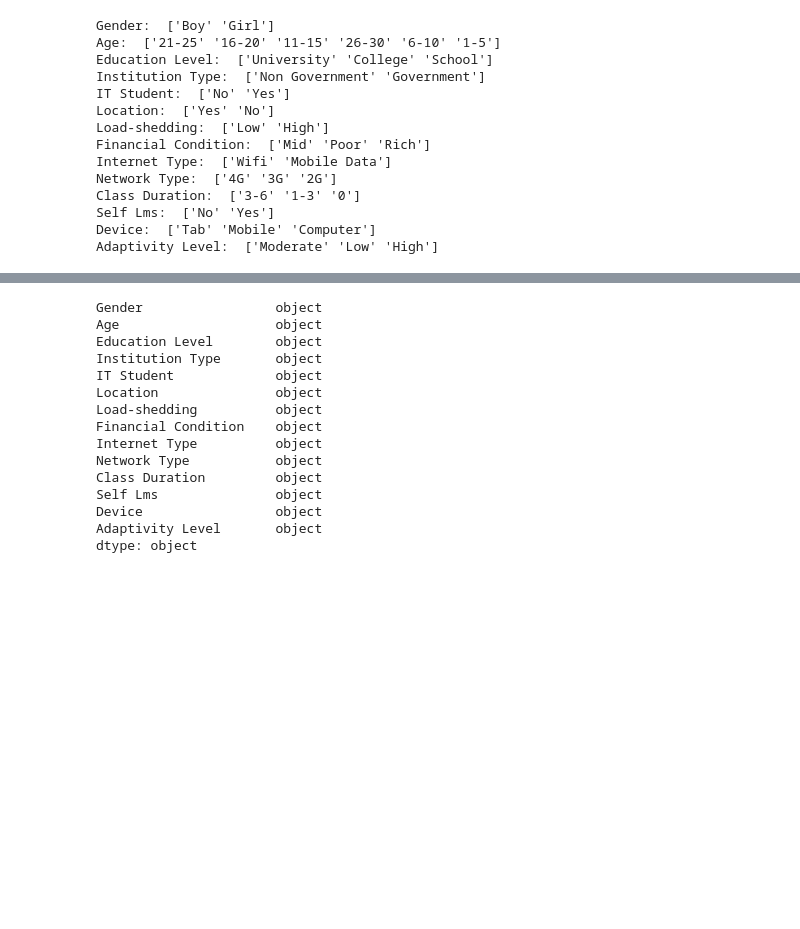
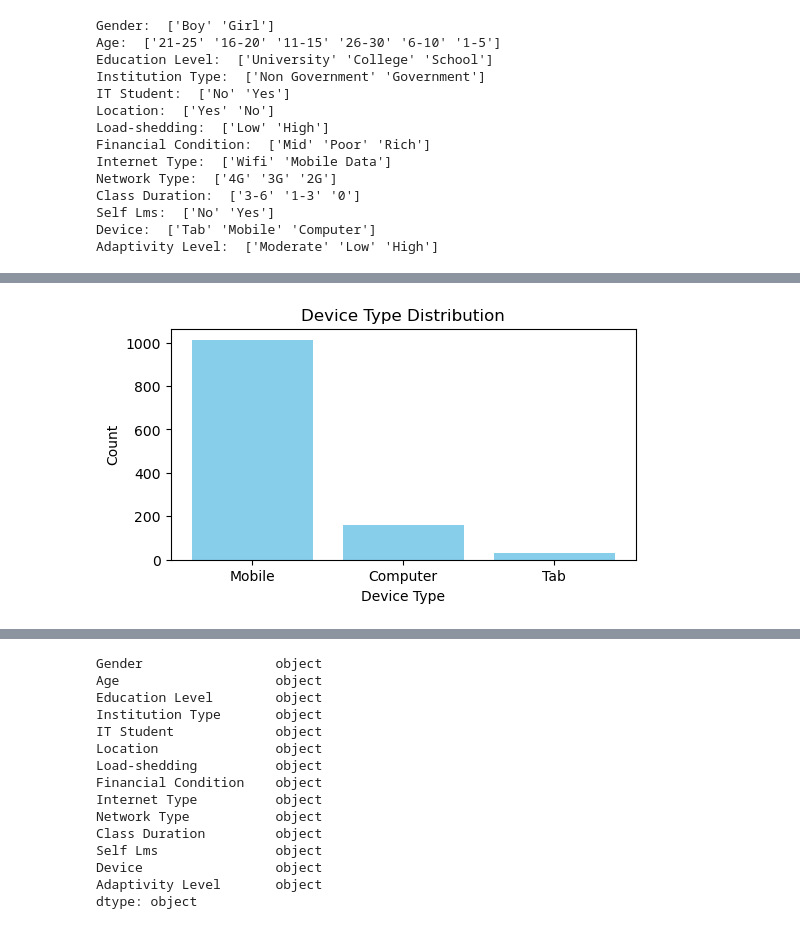
Before and after one commit to OchiengBilly/Determine-Students-Adaptability-using-CatBoost-Classifier, a Jupyter notebook: code.ipynb, the cells around one changed output, grey strips where cells are left out. Saved outputs shown, nothing was run; the diff lists cells and outputs as text; code cells hidden in the pictures; blank space fills up the shorter version.

```diff
--- a/code.ipynb
+++ b/code.ipynb
@@ -152 +141,16 @@ plt.show()
+# %%
+# Visualize the type of Devices the students have access to:
+
+# Count the occurrences of each device type
+internet_type = df['Device'].value_counts()
+
+# Create the histogram
+plt.figure(figsize=(6, 3))
+plt.bar(internet_type.index, internet_type.values, color='skyblue')
+plt.title("Device Type Distribution")
+plt.xlabel("Device Type")
+plt.ylabel("Count")
+plt.show()
+# %% [output]
+[figure, added]
 # %%
```
Also changed, not shown: parts of 44 cells of this notebook, 5 other files.
